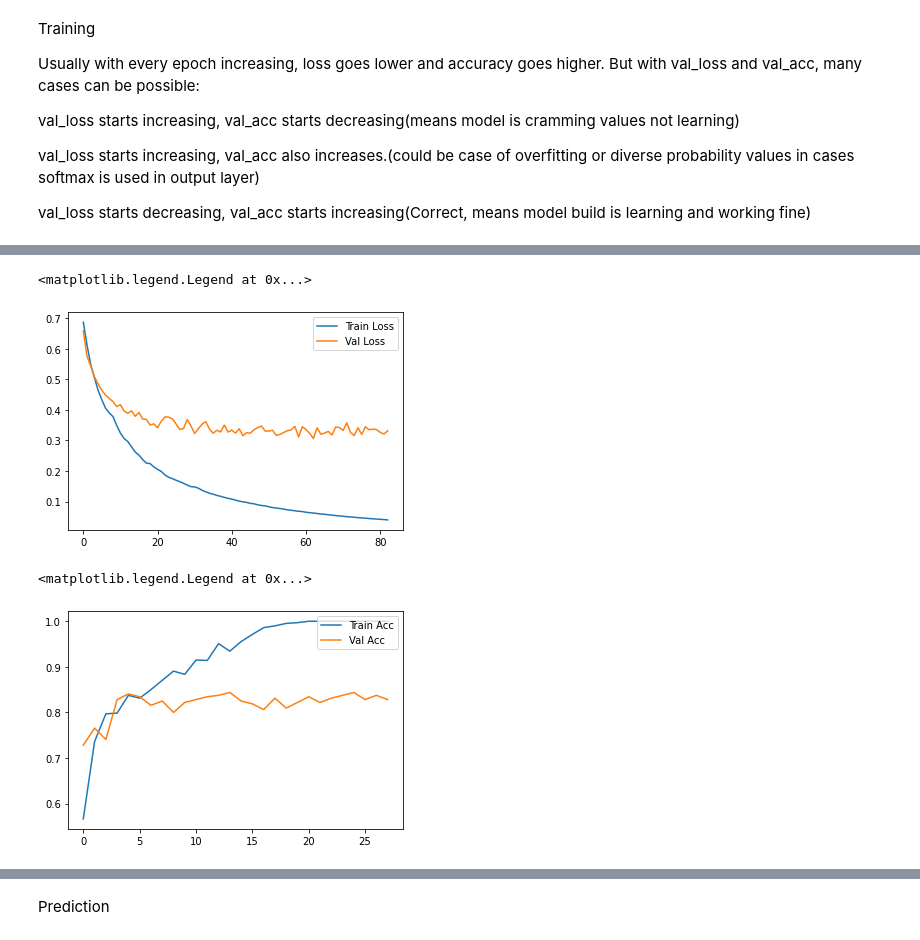
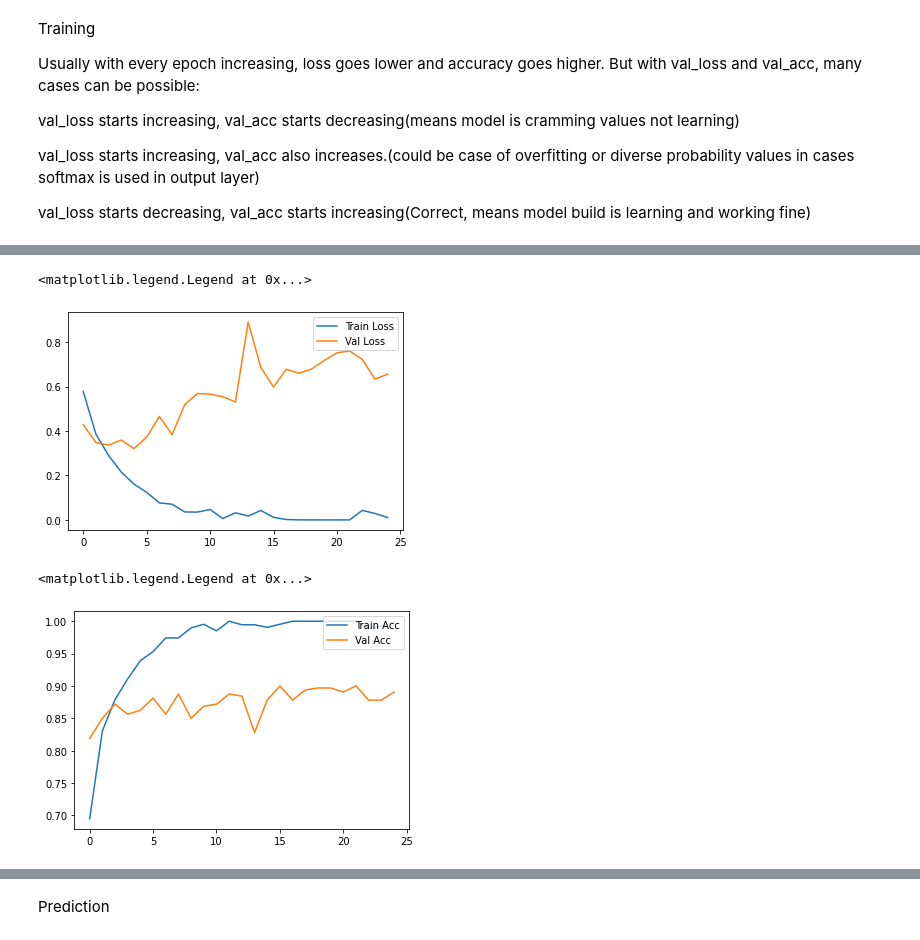
Before and after one commit to nayansavaliya/fakeImageDetection, a Jupyter notebook: src/SNGAN_Bicubic.ipynb, the cells around one changed output, grey strips where cells are left out. Saved outputs shown, nothing was run; the diff lists cells and outputs as text; code cells hidden in the pictures.

```diff
--- a/src/SNGAN_Bicubic.ipynb
+++ b/src/SNGAN_Bicubic.ipynb
@@ -21,16 +21,16 @@ test = ImageDataGenerator(rescale=1/255)
 
 train_dataset = train.flow_from_directory("/Users/nayansavaliya/Masters Mechatronics/2022 Summer/RAML - Project/data/bicubic/train",
                                           target_size=(32,32),
-                                          batch_size = 30,
+                                          batch_size = 1,
                                           class_mode = 'binary',subset='training')
 
 validation_dataset = train.flow_from_directory("/Users/nayansavaliya/Masters Mechatronics/2022 Summer/RAML - Project/data/bicubic/train",
                                           target_size=(32,32),
-                                          batch_size = 30,
+                                          batch_size = 1,
                                           class_mode = 'binary',subset='validation')
 test_dataset = test.flow_from_directory("/Users/nayansavaliya/Masters Mechatronics/2022 Summer/RAML - Project/data/bicubic/test",
                                           target_size=(32,32),
-                                          batch_size =30,
+                                          batch_size =1,
                                           class_mode = 'binary')
 
 test_dataset.class_indices
@@ -85,7 +85,7 @@ early_stopping = EarlyStopping(
 )
 # steps per epoch is calculated as train_length // batch_size
 history = model.fit(train_dataset,
-         steps_per_epoch = 42,
+        #  steps_per_epoch = 42,
          epochs = 100,
          callbacks=[early_stopping],
          validation_data = validation_dataset,
@@ -118,19 +116,19 @@ Epoch 83/100
 # %%
 # visualizing losses and accuracy
 # print(history.history)
 train_loss = history.history['loss']
 val_loss   = history.history['val_loss']
 train_acc  = history.history['accuracy']
 val_acc    = history.history['val_accuracy']
-xc         = range(83)
+xc         = range(25)
 
 plt.figure()
 plt.plot(xc, train_loss,label = 'Train Loss')
 plt.plot(xc, val_loss,label = 'Val Loss')
 plt.legend(loc='upper right')
 # %% [output]
 <matplotlib.legend.Legend at 0x...>
-[figure, old version]
+[figure, new version]
 # %%
 plt.figure()
 plt.plot(xc, train_acc,label = 'Train Acc')
@@ -138,7 +136,7 @@ plt.plot(xc, val_acc,label = 'Val Acc')
 plt.legend(loc='upper right')
 # %% [output]
 <matplotlib.legend.Legend at 0x...>
-[figure, old version]
+[figure, new version]
 # %%
 _, acc = model.evaluate(test_dataset)
 print(acc *100)
```
Also changed, not shown: parts of 5 cells of this notebook, 3 other files.
